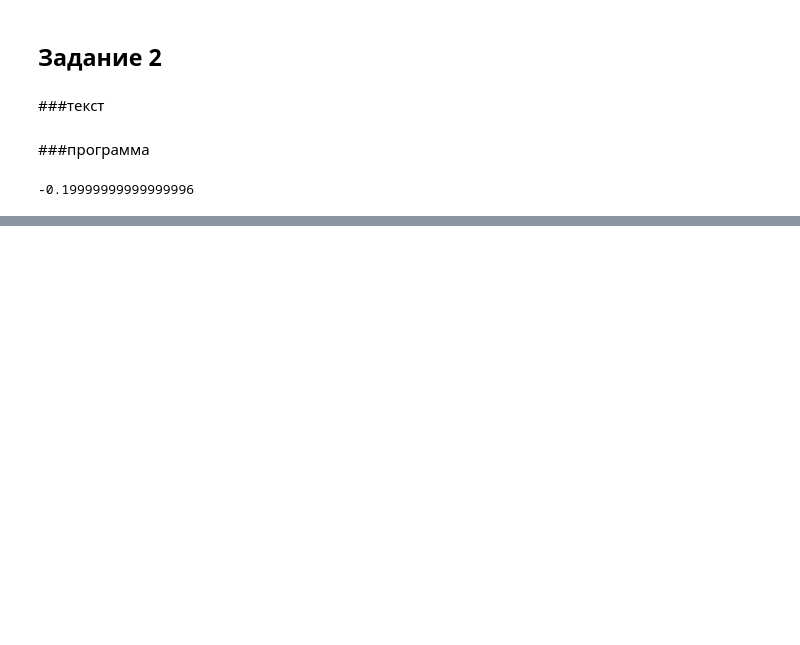
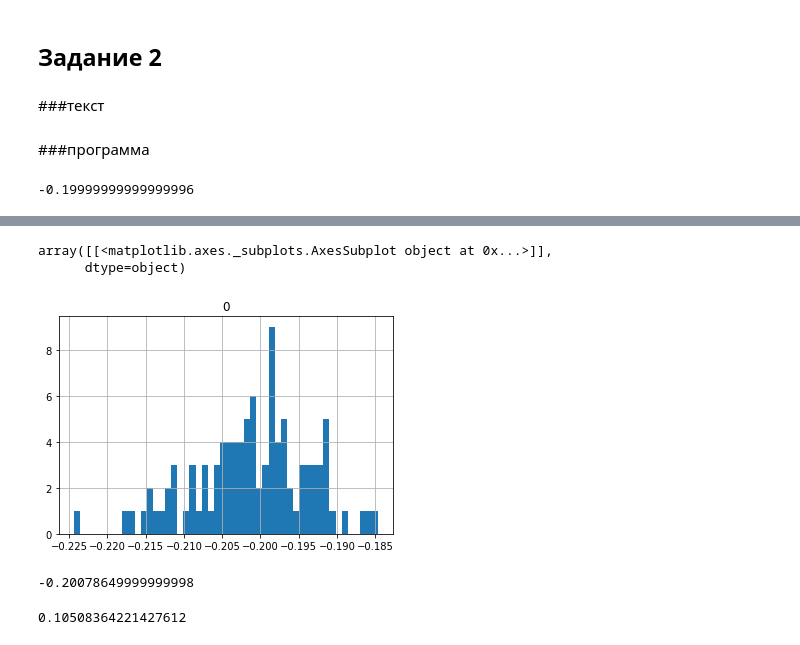
Before and after one commit to sky16k/pyda, a Jupyter notebook: PYDA16_random_HW.ipynb, the cells around one changed output, grey strips where cells are left out. Saved outputs shown, nothing was run; the diff lists cells and outputs as text; code cells hidden in the pictures; blank space fills up the shorter version.

```diff
--- a/PYDA16_random_HW.ipynb
+++ b/PYDA16_random_HW.ipynb
@@ -259,0 +227,2 @@ import
+# %%
+df = pd.DataFrame(eff_list)
@@ -259,0 +346,15 @@ import
+# %%
+df.hist(bins=50)
+# %% [output]
+array([[<matplotlib.axes._subplots.AxesSubplot object at 0x...>]],
+      dtype=object)
+[figure, added]
+# %%
+df.median()[0]
+# %% [output]
+-0.20078649999999998
+# %%
+delta = (df.median()[0] - M)
+abs(delta) / df.std()[0]
+# %% [output]
+0.10508364221427612
```
Also changed, not shown: parts of 22 cells of this notebook.
